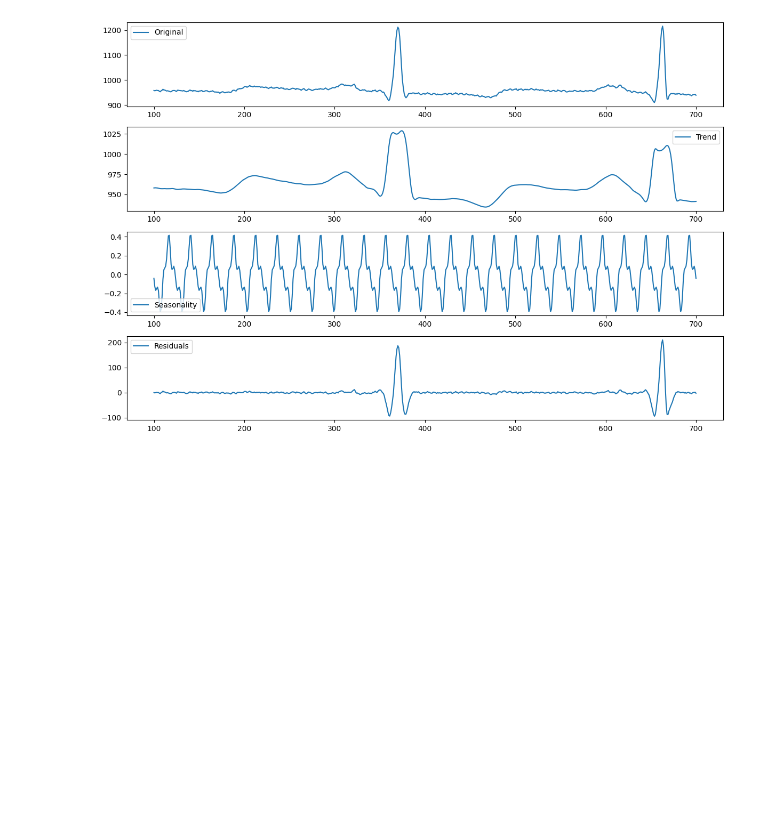
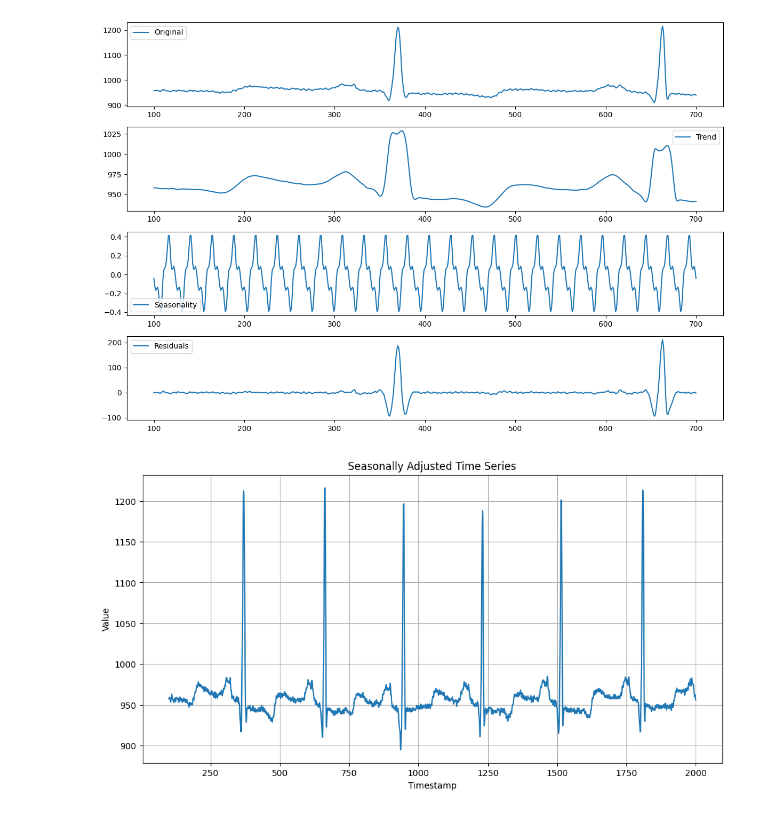
Before and after one commit to Bhavya418/timeseries, a Jupyter notebook: timeseries.ipynb, the cells around one changed output. Saved outputs shown, nothing was run; the diff lists cells and outputs as text; code cells hidden in the pictures; blank space fills up the shorter version.

```diff
--- a/timeseries.ipynb
+++ b/timeseries.ipynb
@@ -243,3 +249,15 @@ plt.tight_layout()
 plt.show()
 # %% [output]
 [figure]
+# %%
+adjusted_series = data[columns[1]] - seasonal
+plt.figure(figsize=(12, 6))
+adjusted_series.loc[100:2000].plot()
+plt.title('Seasonally Adjusted Time Series')
+plt.xlabel('Timestamp')
+plt.ylabel('Value')
+# plt.legend()
+plt.grid(True)
+plt.show()
+# %% [output]
+[figure, added]
```
Also changed, not shown: parts of 2 cells of this notebook.
